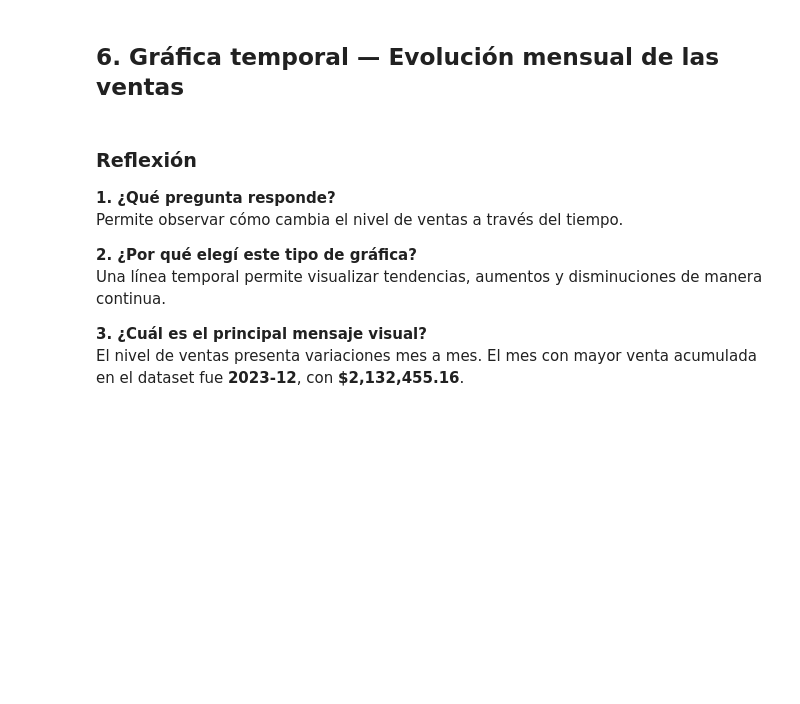
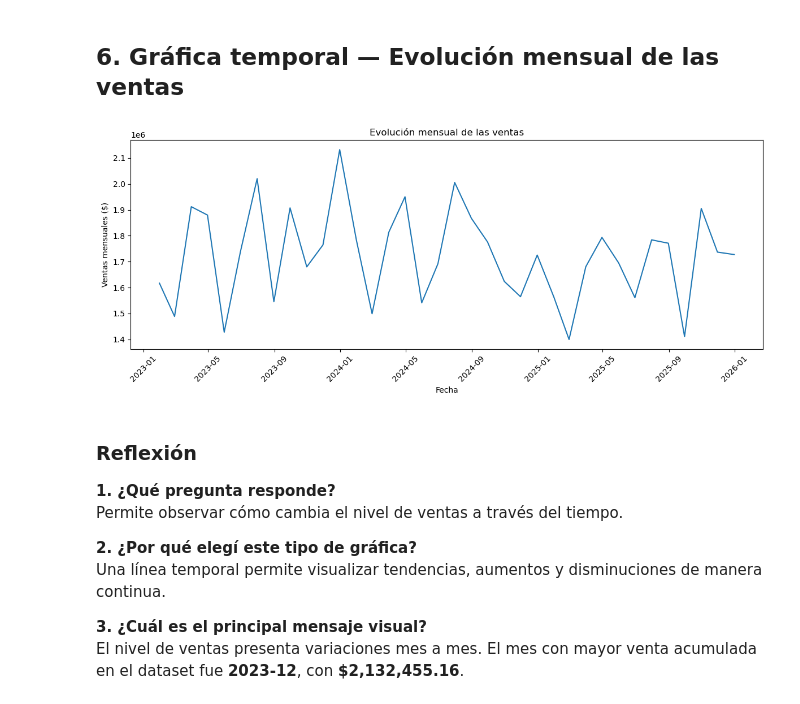
Before and after one commit to MiriamIvonne/Diplomado-Python-1, a Jupyter notebook: challenge_03_dashboard.ipynb, the cells around one changed output. Drawn from its saved outputs; the diff is of its cells as text; code cells hidden in the pictures; blank space fills up the shorter version.

```diff
--- a/challenge_03_dashboard.ipynb
+++ b/challenge_03_dashboard.ipynb
@@ -136,20 +161,18 @@ La correlación entre `cantidad` y `total` es de aproximadamente **0.668**, lo q
 # %% [markdown]
 ## 6. Gráfica temporal — Evolución mensual de las ventas
 # %%
-ventas_mensuales = (
-    df.set_index("fecha")
-      .resample("ME")["total"]
-      .sum()
-)
+ventas_mensuales = (df.set_index("fecha").resample("ME")["total"].sum())
 
 plt.figure(figsize=(12, 5))
 plt.plot(ventas_mensuales.index, ventas_mensuales.values)
 plt.title("Evolución mensual de las ventas")
 plt.xlabel("Fecha")
 plt.ylabel("Ventas mensuales ($)")
 plt.xticks(rotation=45)
 plt.tight_layout()
 plt.show()
+# %% [output]
+[figure, added]
 # %% [markdown]
 ### Reflexión
 
```
Also changed, not shown: parts of 8 cells of this notebook, 7 other files.
